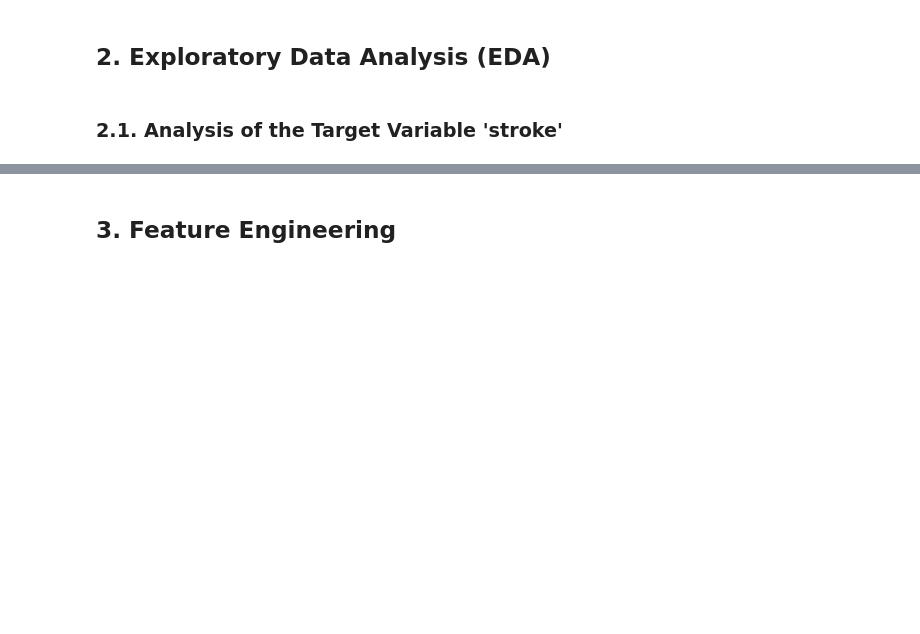
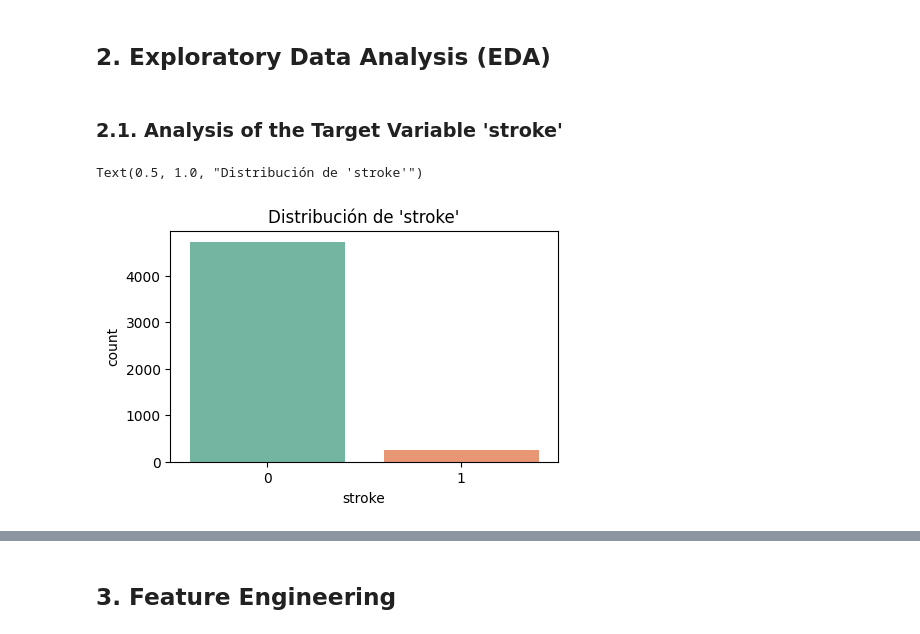
Before and after one commit to AI-School-F5-P2/DS_hospital_G2, a Jupyter notebook: EDA.ipynb, the cells around one changed output, grey strips where cells are left out. Cells and saved outputs as stored; diff of their text form; code cells hidden in the pictures; blank space fills up the shorter version.

Commit message:
feat: added basic visualizations

```diff
--- a/EDA.ipynb
+++ b/EDA.ipynb
@@ -240,3 +354,10 @@ categorical_columns = df.select_dtypes(include=["object"]).columns.tolist()
 ## **2. Exploratory Data Analysis (EDA)**
 # %% [markdown]
 ### **2.1. Analysis of the Target Variable 'stroke'**
+# %%
+plt.figure(figsize=(5,3))
+sns.countplot(data=df, x="stroke", palette="Set2")
+plt.title("Distribución de 'stroke'")
+# %% [output]
+Text(0.5, 1.0, "Distribución de 'stroke'")
+[figure, added]
```
Also changed, not shown: parts of 41 cells of this notebook.
